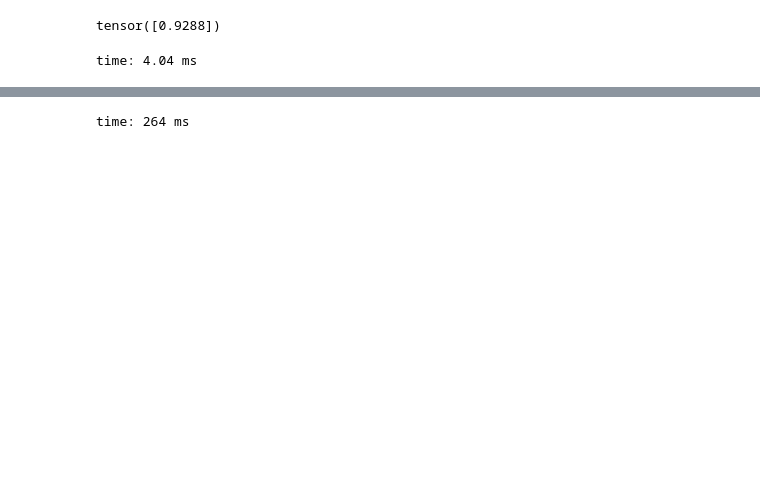
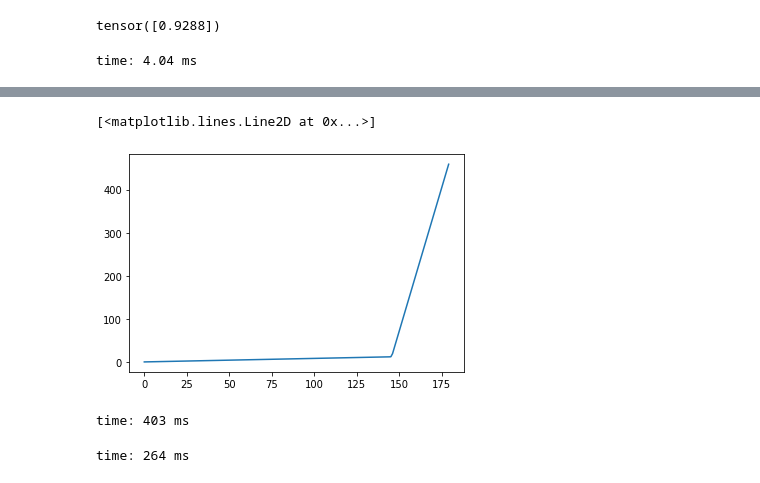
Before and after one commit to peijin94/SunRay, a Jupyter notebook: ray_scat_test.ipynb, the cells around one changed output, grey strips where cells are left out. Saved outputs shown, nothing was run; the diff lists cells and outputs as text; code cells hidden in the pictures; blank space fills up the shorter version.

```diff
--- a/ray_scat_test.ipynb
+++ b/ray_scat_test.ipynb
@@ -142,3 +138,9 @@ r_vec
+# %%
+plt.plot(np.array(np.array(t_collect_local)))
+# %% [output]
+[<matplotlib.lines.Line2D at 0x...>]
+[figure, added]
+time: 403 ms
 # %%
 np.savez('sunray_float32_20deg_small.npz', steps_N  = steps_N, collect_N = collect_N,
     photon_N = photon_N, start_r = start_r, start_theta = start_theta,
```
Also changed, not shown: parts of 9 cells of this notebook, 5 other files.
